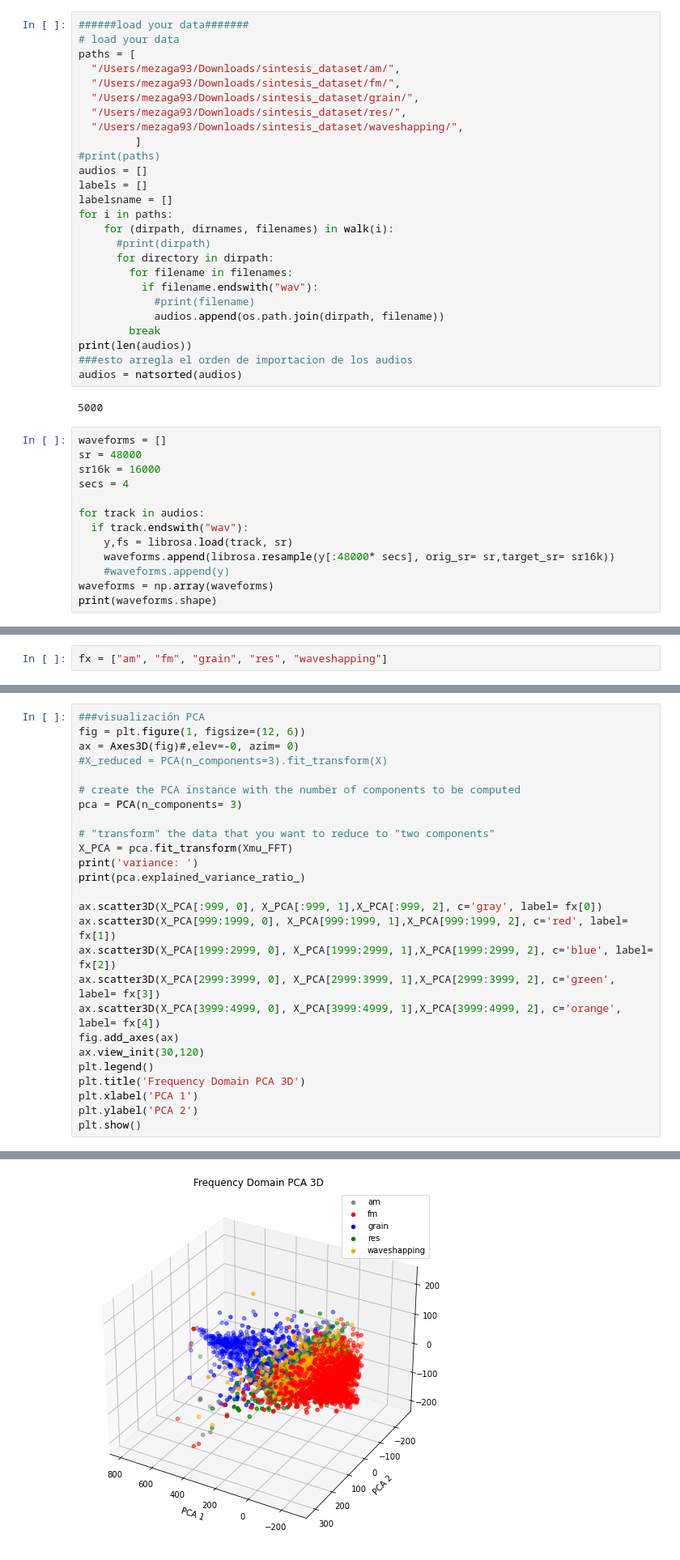
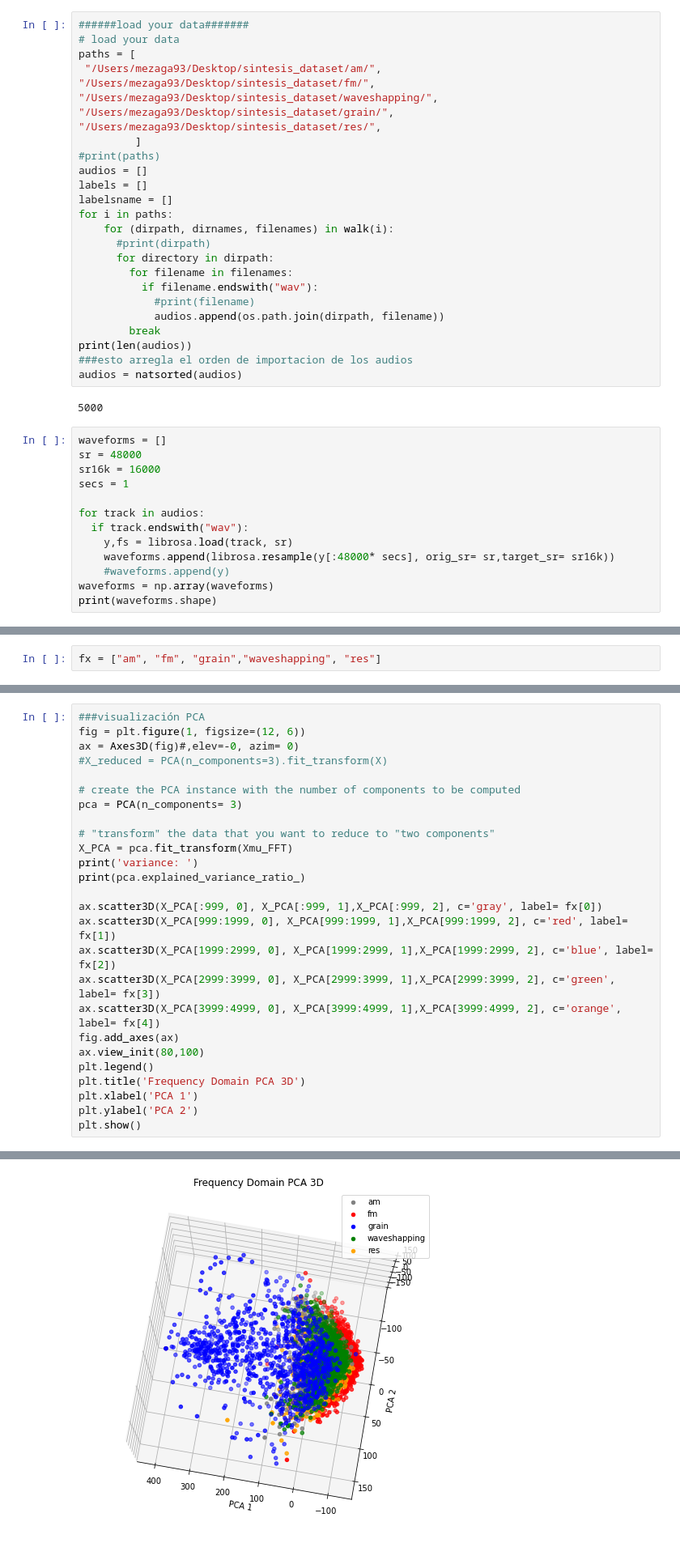
Before and after one commit to mezaga/ACIML, a Jupyter notebook: datapoints.ipynb, the cells around one changed output, grey strips where cells are left out. Shown at 81% size. Drawn from its saved outputs; the diff is of its cells as text.

```diff
--- a/datapoints.ipynb
+++ b/datapoints.ipynb
@@ -16,11 +16,11 @@ import pickle
 ######load your data#######
 # load your data
 paths = [
-  "/Users/mezaga93/Downloads/sintesis_dataset/am/",
-  "/Users/mezaga93/Downloads/sintesis_dataset/fm/",
-  "/Users/mezaga93/Downloads/sintesis_dataset/grain/",
-  "/Users/mezaga93/Downloads/sintesis_dataset/res/",
-  "/Users/mezaga93/Downloads/sintesis_dataset/waveshapping/",
+ "/Users/mezaga93/Desktop/sintesis_dataset/am/",
+"/Users/mezaga93/Desktop/sintesis_dataset/fm/",
+"/Users/mezaga93/Desktop/sintesis_dataset/waveshapping/",
+"/Users/mezaga93/Desktop/sintesis_dataset/grain/",
+"/Users/mezaga93/Desktop/sintesis_dataset/res/",
          ]
 #print(paths)
 audios = []
@@ -44,7 +44,7 @@ audios = natsorted(audios)
 waveforms = []
 sr = 48000
 sr16k = 16000
-secs = 4
+secs = 1
 
 for track in audios:
   if track.endswith("wav"):
@@ -95,7 +95,7 @@ Audio(waveforms[100], sr16k)
 # %% [output]
 [interactive output not drawn]
 # %%
-fx = ["am", "fm", "grain", "res", "waveshapping"]
+fx = ["am", "fm", "grain","waveshapping", "res"]
 # %%
 ####visualización de los audios antes de normalizar
 plt.figure(figsize=(15, 6))
@@ -162,7 +160,7 @@ ax.scatter3D(X_PCA[1999:2999, 0], X_PCA[1999:2999, 1],X_PCA[1999:2999, 2], c='bl
 ax.scatter3D(X_PCA[2999:3999, 0], X_PCA[2999:3999, 1],X_PCA[2999:3999, 2], c='green', label= fx[3])
 ax.scatter3D(X_PCA[3999:4999, 0], X_PCA[3999:4999, 1],X_PCA[3999:4999, 2], c='orange', label= fx[4])
 fig.add_axes(ax)
-ax.view_init(30,120)
+ax.view_init(80,100)
 plt.legend()
 plt.title('Frequency Domain PCA 3D')
 plt.xlabel('PCA 1')
@@ -174,4 +172,4 @@ variance:
-[figure, old version]
+[figure, new version]
 # %%
 fig = plt.figure(1, figsize=(12, 6))
 # create the PCA instance with the number of components to be computed
```
Also changed, not shown: parts of 5 cells of this notebook.
